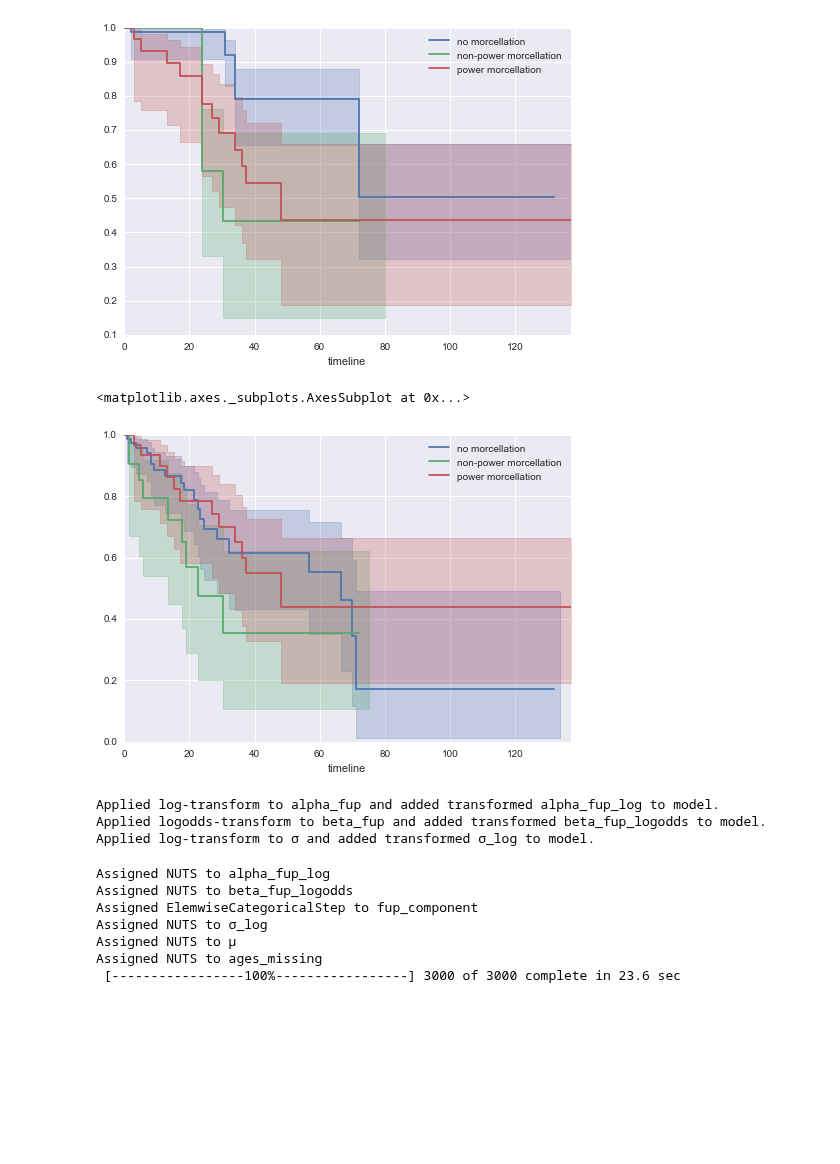
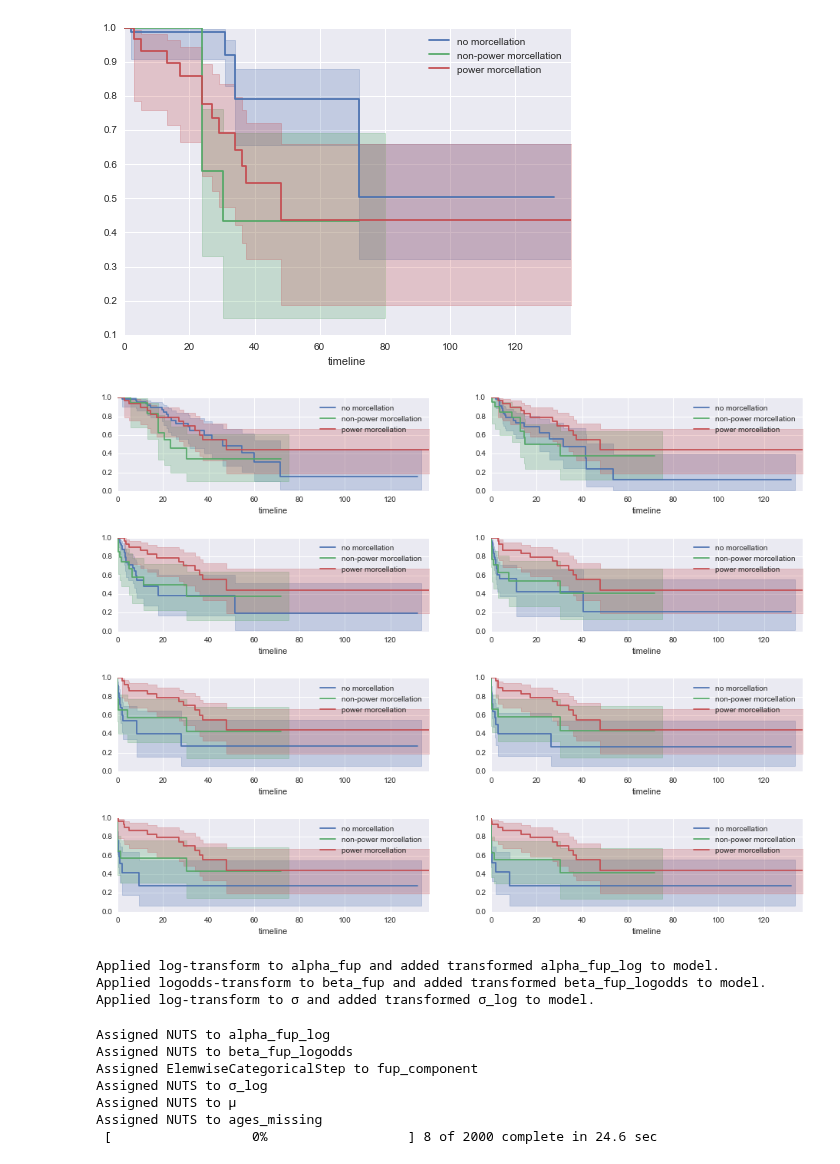
Before and after one commit to VanderbiltPopHealthSci/uterine_fibroids_MA, a Jupyter notebook: Key Question 4 Meta-analysis.ipynb, the cells around one changed output. Cells and saved outputs as stored; diff of their text form; code cells hidden in the pictures; blank space fills up the shorter version.

Commit message:
Updated K-M plots

```diff
--- a/Key Question 4 Meta-analysis.ipynb
+++ b/Key Question 4 Meta-analysis.ipynb
@@ -139,20 +141,23 @@ kmf.plot(ax=ax)
 [figure]
 # %%
 time_sim = kq4_data['Months follow-up'].copy()
-time_sim.loc[kq4_data.followup_event_time] = np.random.uniform(0, time_sim[kq4_data.followup_event_time])
 
+fig, axes = plt.subplots(4,2,figsize=(16,12))
 
-kmf.fit(time_sim[ix0], event[ix0], label='no morcellation')
-ax = kmf.plot()
+for ax in axes.flatten():
 
-kmf.fit(time_sim[ix1], event[ix1], label='non-power morcellation')
-kmf.plot(ax=ax)
+    time_sim.loc[kq4_data.followup_event_time] = np.random.uniform(0, time_sim[kq4_data.followup_event_time])
 
-kmf.fit(time_sim[ix2], event[ix2], label='power morcellation')
-kmf.plot(ax=ax)
+    kmf.fit(time_sim[ix0], event[ix0], label='no morcellation')
+    kmf.plot(ax=ax)
+
+    kmf.fit(time_sim[ix1], event[ix1], label='non-power morcellation')
+    kmf.plot(ax=ax)
+
+    kmf.fit(time_sim[ix2], event[ix2], label='power morcellation')
+    kmf.plot(ax=ax)
 # %% [output]
-<matplotlib.axes._subplots.AxesSubplot at 0x...>
-[figure, old version]
+[figure, new version]
 # %%
 age = kq4_data.Age.copy()
 age[kq4_data.Age.isnull()] = -1
@@ -181,7 +186,7 @@ Applied log-transform to σ and added transformed σ_log to model.
 with survival_model:
 #     step1 = pm.Metropolis(vars=survival_model.cont_vars)
 #     step = pm.ElemwiseCategoricalStep([fup_component], np.arange(K))
-    tr = pm.sample(3000)
+    tr = pm.sample(2000)
 # %% [output]
 Assigned NUTS to alpha_fup_log
 Assigned NUTS to beta_fup_logodds
@@ -189,7 +194,7 @@ Assigned ElemwiseCategoricalStep to fup_component
 Assigned NUTS to σ_log
 Assigned NUTS to μ
 Assigned NUTS to ages_missing
- [-----------------100%-----------------] 3000 of 3000 complete in 23.6 sec
+ [                  0%                  ] 8 of 2000 complete in 24.6 sec
 # %%
 pm.forestplot(tr, varnames=['μ'])
 # %% [output]
```
Also changed, not shown: parts of 8 cells of this notebook.
